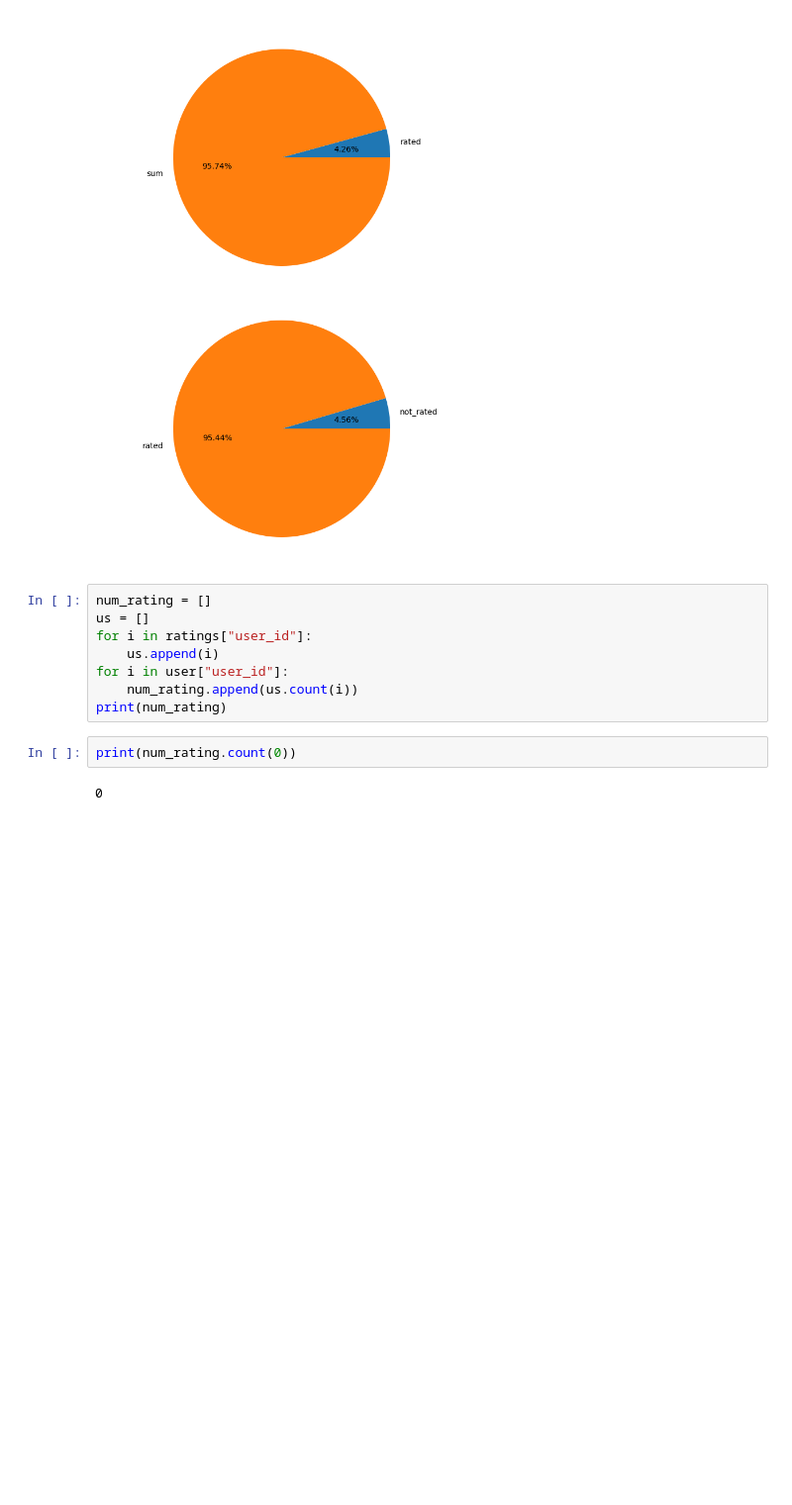
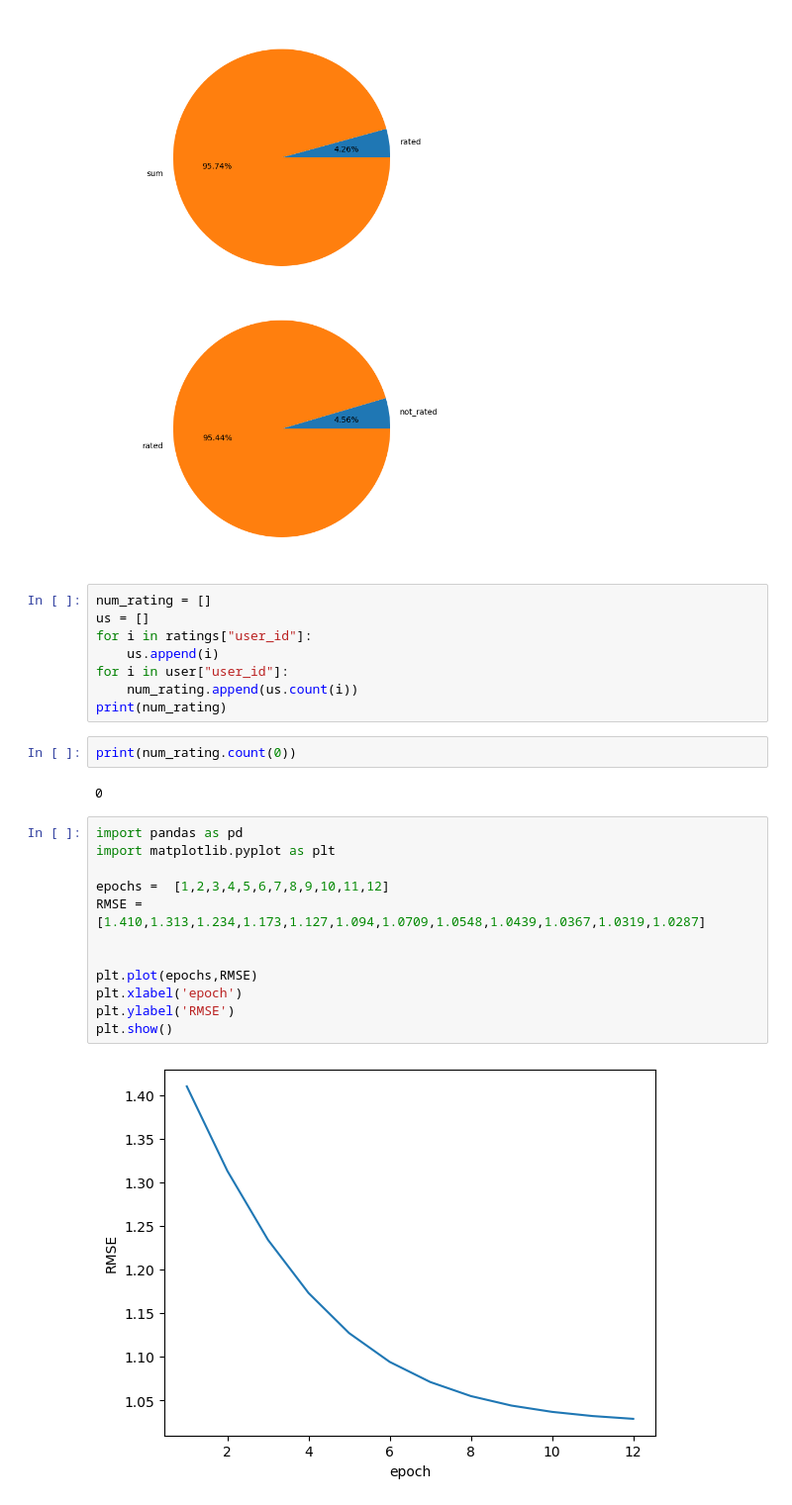
Before and after one commit to nnkhanhn/Recommendation-systems, a Jupyter notebook: visualization.ipynb, the cells around one changed output. Shown: that part at 99% size. Drawn from its saved outputs; the diff is of its cells as text; blank space fills up the shorter version.

```diff
--- a/visualization.ipynb
+++ b/visualization.ipynb
@@ -96,3 +96,17 @@ print(num_rating)
 print(num_rating.count(0))
 # %% [output]
 0
+# %%
+import pandas as pd
+import matplotlib.pyplot as plt
+
+epochs =  [1,2,3,4,5,6,7,8,9,10,11,12]
+RMSE = [1.410,1.313,1.234,1.173,1.127,1.094,1.0709,1.0548,1.0439,1.0367,1.0319,1.0287]
+
+
+plt.plot(epochs,RMSE)
+plt.xlabel('epoch')
+plt.ylabel('RMSE')
+plt.show()
+# %% [output]
+[figure, added]
```
Also changed, not shown: parts of 1 cell of this notebook, 3 other files.
